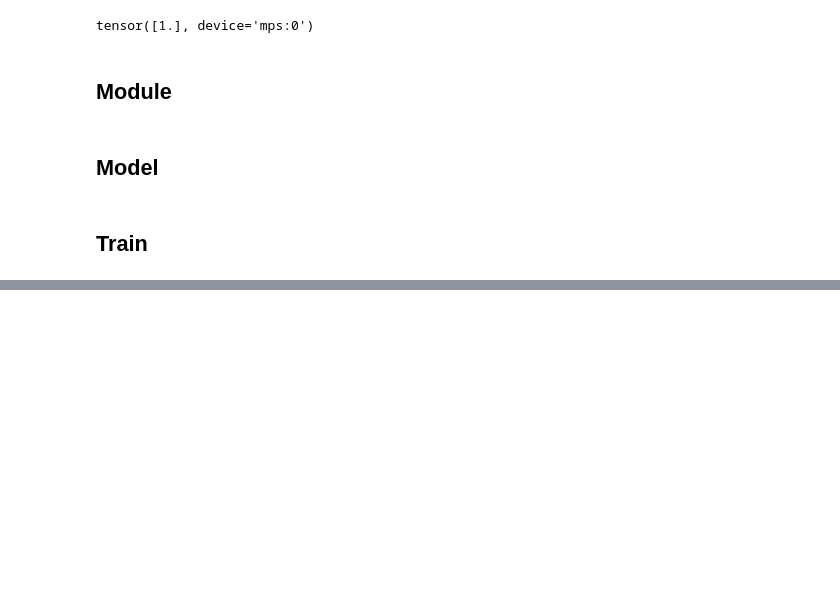
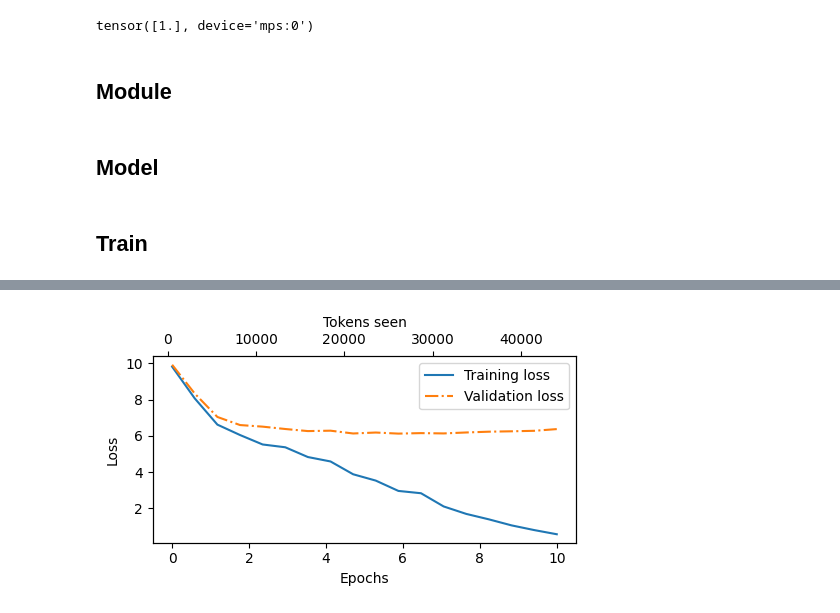
Before and after one commit to 2timesjay/jejllm, a Jupyter notebook: train/train.ipynb, the cells around one changed output, grey strips where cells are left out. Saved outputs shown, nothing was run; the diff lists cells and outputs as text; code cells hidden in the pictures; blank space fills up the shorter version.

```diff
--- a/train/train.ipynb
+++ b/train/train.ipynb
@@ -63,8 +63,8 @@ class MultiHeadAttention(nn.Module):
         self.w_q = nn.Linear(d_in, d_out, bias=qkv_bias).to(torch_device)
         self.w_k = nn.Linear(d_in, d_out, bias=qkv_bias).to(torch_device)
         self.w_v = nn.Linear(d_in, d_out, bias=qkv_bias).to(torch_device)
-        # self.w_o = nn.Linear(d_out, d_out).to(torch_device)
-        self.w_o = nn.Identity().to(torch_device)
+        self.w_o = nn.Linear(d_out, d_out).to(torch_device)
+        # self.w_o = nn.Identity().to(torch_device)
         self.dropout = nn.Dropout(dropout).to(torch_device)
         self.register_buffer(
             'mask',
@@ -85,7 +85,7 @@ class MultiHeadAttention(nn.Module):
         values = values.view(b, num_tokens, self.num_heads, self.head_dim).transpose(-3, -2)
         attn_scores = queries @ keys.transpose(-2, -1)
         causal_attn_scores = attn_scores.masked_fill_(self.mask.bool()[:num_tokens, :num_tokens], -torch.inf)
-        causal_attn_weights = torch.softmax(causal_attn_scores*(keys.shape[-1]**0.5), dim=-1)
+        causal_attn_weights = torch.softmax(causal_attn_scores/(keys.shape[-1]**0.5), dim=-1)
         causal_attn_weights = self.dropout(causal_attn_weights)
         context = (causal_attn_weights @ values).transpose(-3, -2)
         context = context.contiguous().view(b, num_tokens, self.num_heads*self.head_dim)
@@ -293,10 +509,14 @@ def train_model_simple(
         model.train()
         for input_batch, target_batch in train_dataloader:
             optimizer.zero_grad()
+            # print(input_batch)
+            # print(target_batch)
             loss = calc_loss_batch(
                 input_batch, target_batch, model, device
             )
             loss.backward()
+            # grad_norm = torch.nn.utils.clip_grad_norm_(model.parameters(), max_norm=1.0)
+            # print(f"Gradient norm: {grad_norm:.4f}")
             optimizer.step()
             tokens_seen += input_batch.numel()
             global_step += 1
@@ -305,7 +525,7 @@ def train_model_simple(
                 train_loss, test_loss = evaluate_model(
                     model, train_dataloader, test_dataloader, device, eval_iter
                 )
-                train_losses.append(train_loss)
+                train_losses.append(train_loss)-
                 test_losses.append(test_loss)
                 track_tokens_seen.append(tokens_seen)
                 print(
@@ -321,12 +541,12 @@ def train_model_simple(
 # %%
 with open("../data/the-verdict.txt", "r", encoding="utf-8") as f:
     raw_text = f.read()
-    # raw_text = raw_text[50:]
 
 train_ratio = 0.9
 split_idx = int(len(raw_text) * train_ratio)
 train_data = raw_text[:split_idx]
 test_data = raw_text[split_idx:]
 
-train_dataloader = create_dataloader_v1(train_data, batch_size=2, max_length=GPT_CONFIG_124M["context_length"], stride=GPT_CONFIG_124M["context_length"], shuffle=False)
+torch.manual_seed(123)
+train_dataloader = create_dataloader_v1(train_data, batch_size=2, max_length=GPT_CONFIG_124M["context_length"], stride=GPT_CONFIG_124M["context_length"], shuffle=True)
 test_dataloader = create_dataloader_v1(test_data, batch_size=2, max_length=GPT_CONFIG_124M["context_length"], stride=GPT_CONFIG_124M["context_length"], shuffle=False)
@@ -347,7 +570,6 @@ optimizer = torch.optim.AdamW(
 # %%
-num_epochs = 10
 train_losses, test_losses, track_tokens_seen = train_model_simple(
     gpt, train_dataloader, test_dataloader, optimizer, torch_device,
-    num_epochs, eval_freq=5, eval_iter=5, start_context="The jury deliberated and reached", tokenizer=tokenizer,
+    num_epochs, eval_freq=5, eval_iter=5, start_context="Every effort moves you", tokenizer=tokenizer,
 )
 # %% [output]
@@ -357,3 +593,32 @@ The jury deliberated and reached,,,,,,,,,,,,,,,,,,,,,,,,,,,,,,,,,,,,,,,,,,,,,,,,
+# %%
+import matplotlib.pyplot as plt
+from matplotlib.ticker import MaxNLocator
+
+
+def plot_losses(epochs_seen, tokens_seen, train_losses, test_losses):
+    fig, ax1 = plt.subplots(figsize=(5, 3))
+
+    # Plot training and validation loss against epochs
+    ax1.plot(epochs_seen, train_losses, label="Training loss")
+    ax1.plot(epochs_seen, test_losses, linestyle="-.", label="Validation loss")
+    ax1.set_xlabel("Epochs")
+    ax1.set_ylabel("Loss")
+    ax1.legend(loc="upper right")
+    ax1.xaxis.set_major_locator(MaxNLocator(integer=True))  # only show integer labels on x-axis
+
+    # Create a second x-axis for tokens seen
+    ax2 = ax1.twiny()  # Create a second x-axis that shares the same y-axis
+    ax2.plot(tokens_seen, train_losses, alpha=0)  # Invisible plot for aligning ticks
+    ax2.set_xlabel("Tokens seen")
+
+    fig.tight_layout()  # Adjust layout to make room
+    plt.savefig("loss-plot.pdf")
+    plt.show()
+
+epochs_tensor = torch.linspace(0, num_epochs, len(train_losses))
+plot_losses(epochs_tensor, track_tokens_seen, train_losses, test_losses)
+# %% [output]
+[figure, added]
 # %%
 gpt
 # %% [output]
```
Also changed, not shown: parts of 10 cells of this notebook.
